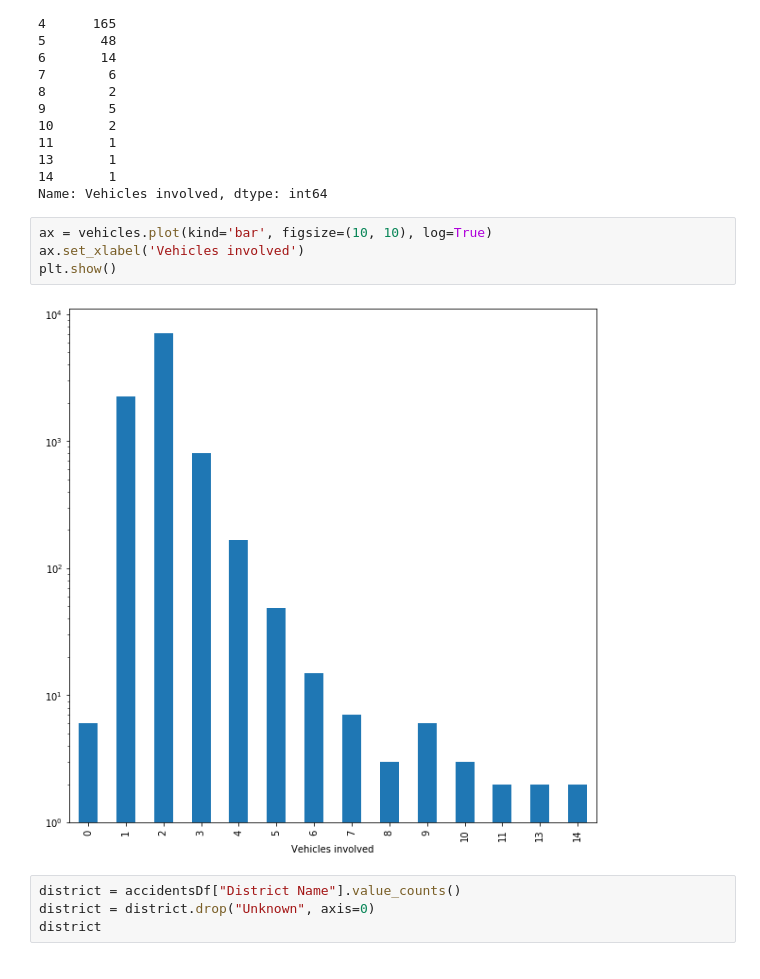
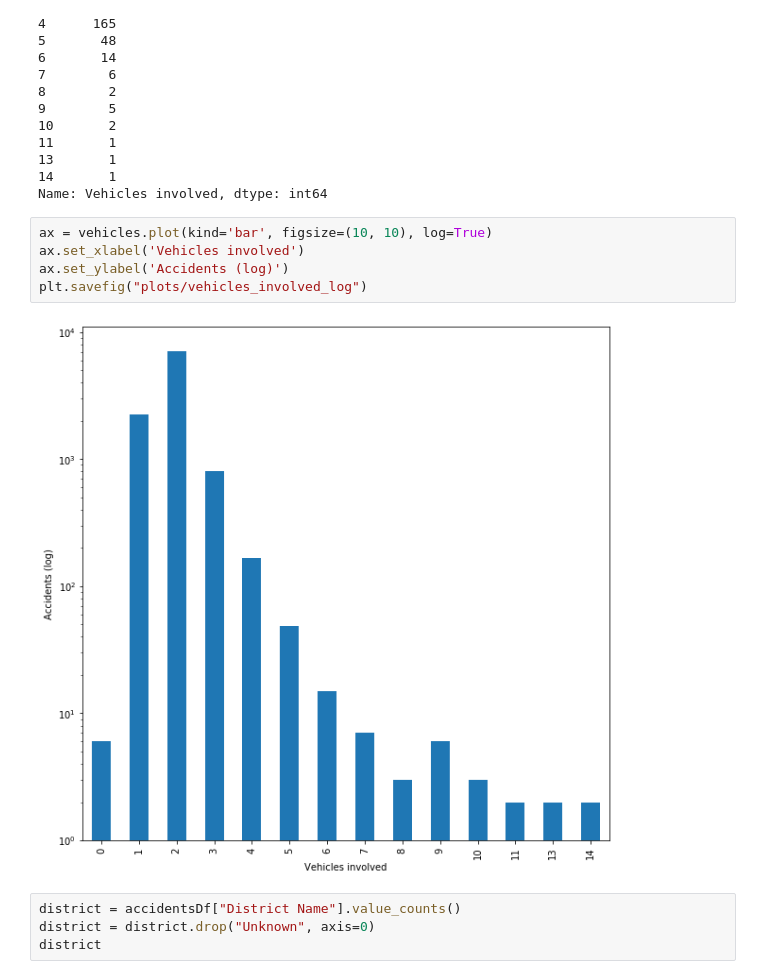
Before and after one commit to JosepBC/Barcelona-visualization, a Jupyter notebook: barcelona.ipynb, the cells around one changed output. Cells and saved outputs as stored; diff of their text form.

Commit message:
Saved plots

```diff
--- a/barcelona.ipynb
+++ b/barcelona.ipynb
@@ -73,9 +74,10 @@ Name: Vehicles involved, dtype: int64
 # %%
 ax = vehicles.plot(kind='bar', figsize=(10, 10), log=True)
 ax.set_xlabel('Vehicles involved')
-plt.show()
+ax.set_ylabel('Accidents (log)')
+plt.savefig("plots/vehicles_involved_log")
 # %% [output]
-[figure, old version]
+[figure, new version]
 # %%
 district = accidentsDf["District Name"].value_counts()
 district = district.drop("Unknown", axis=0)
```
Also changed, not shown: parts of 5 cells of this notebook, 5 other files.
